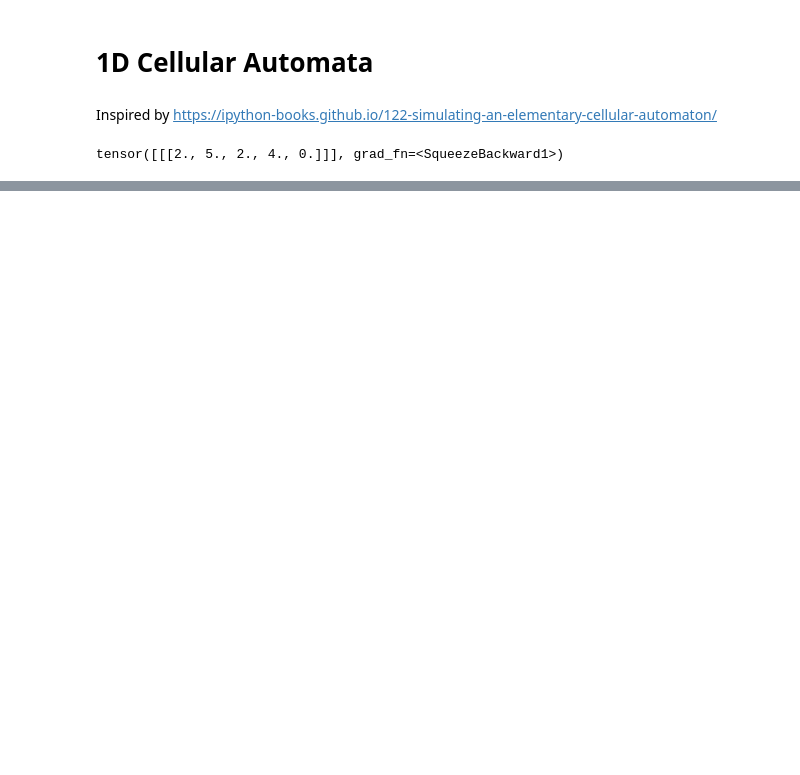
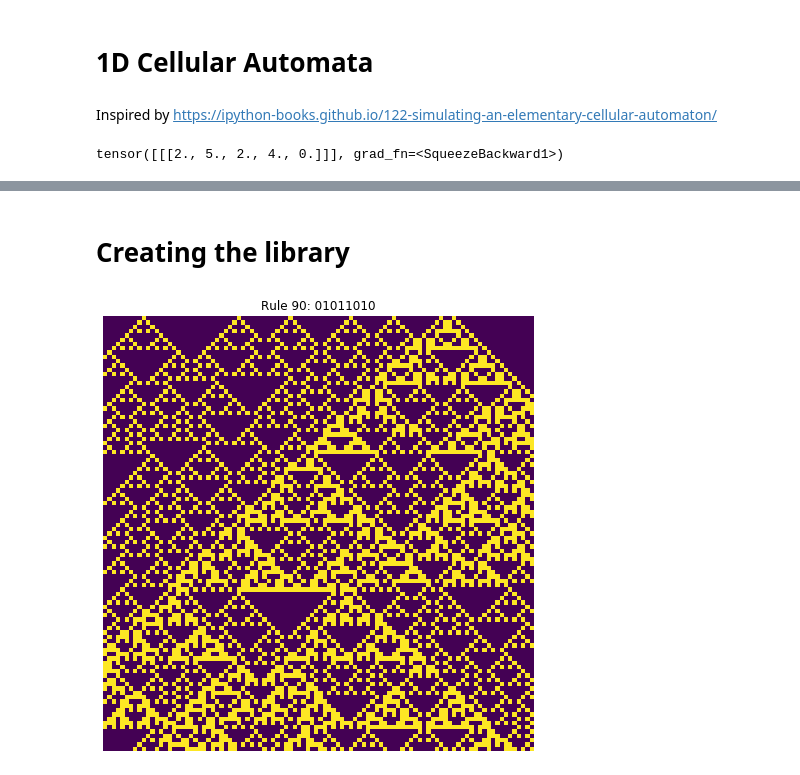
Before and after one commit to TheoLvs/abio, a Jupyter notebook: notebooks/20201002 - Experiments on 1D cellular automata with Pytorch.ipynb, the cells around one changed output, grey strips where cells are left out. Cells and saved outputs as stored; diff of their text form; code cells hidden in the pictures; blank space fills up the shorter version.

Commit message:
Created noo library to accelerate dev on CA

```diff
--- a/notebooks/20201002 - Experiments on 1D cellular automata with Pytorch.ipynb
+++ b/notebooks/20201002 - Experiments on 1D cellular automata with Pytorch.ipynb
@@ -91,0 +95,2 @@ make_cellular_automata(size,p_init)
+# %% [markdown]
+# Creating the library
@@ -91,0 +104,6 @@ make_cellular_automata(size,p_init)
+# %%
+ca = CellularAutomata1D()
+# %%
+ca.run_random(size = 100,rule = 90,p_init = 0.1)
+# %% [output]
+[figure, added]
```
Also changed, not shown: parts of 5 cells of this notebook, 7 other files.
